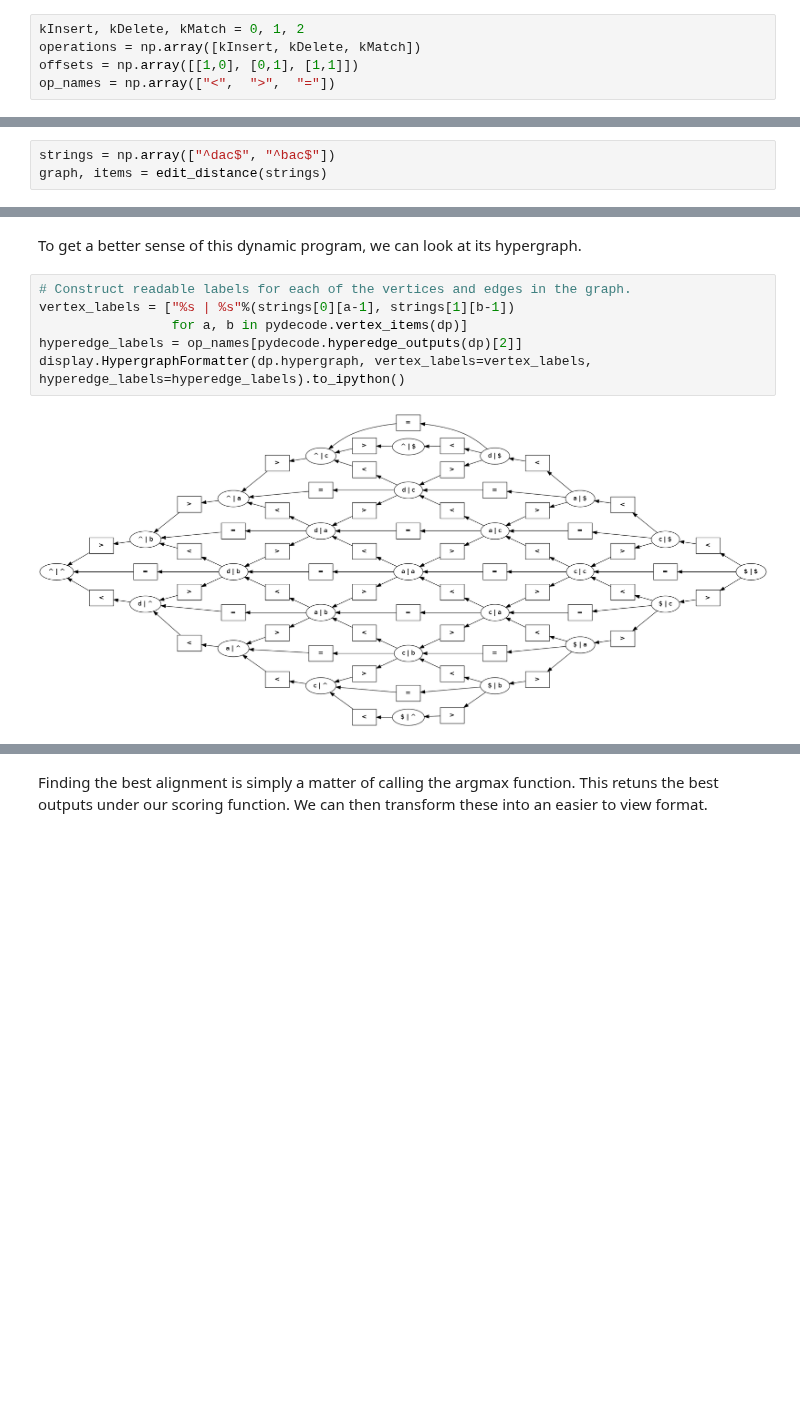
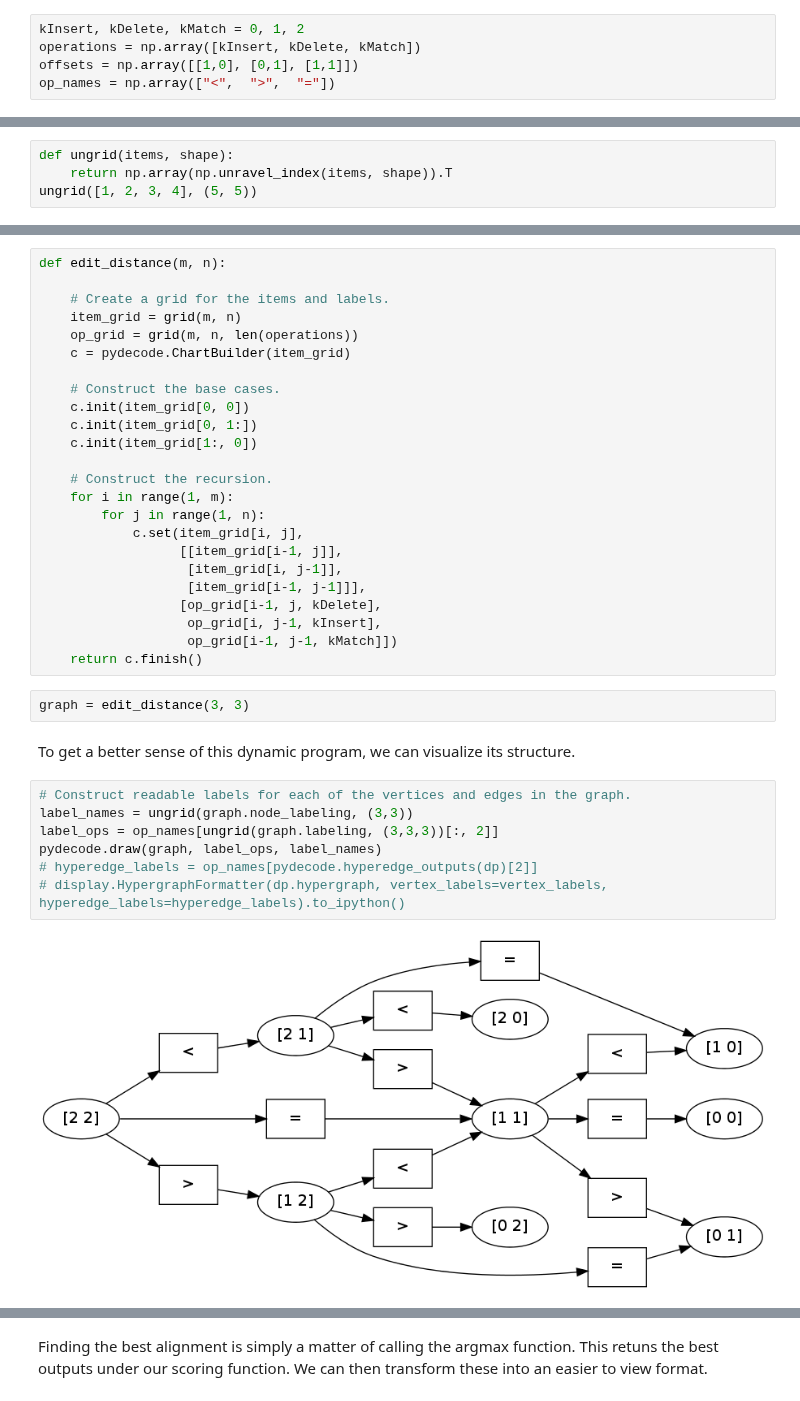
Before and after one commit to srush/PyDecode, a Jupyter notebook: notebooks/EditDistance.ipynb, the cells around one changed output, grey strips where cells are left out. Saved outputs shown, nothing was run; the diff lists cells and outputs as text; blank space fills up the shorter version.

```diff
--- a/notebooks/EditDistance.ipynb
+++ b/notebooks/EditDistance.ipynb
@@ -58,3 +35,0 @@ def edit_distance(strings):
-# %%
-strings = np.array(["^dac$", "^bac$"])
-graph, items = edit_distance(strings)
@@ -87,0 +52,4 @@ The key part of the function is the call to ``set``.
+# %%
+def ungrid(items, shape):
+    return np.array(np.unravel_index(items, shape)).T
+ungrid([1, 2, 3, 4], (5, 5))
@@ -88,10 +71,37 @@ The key part of the function is the call to ``set``.
+# %%
+def edit_distance(m, n):
+
+    # Create a grid for the items and labels.
+    item_grid = grid(m, n)
+    op_grid = grid(m, n, len(operations))
+    c = pydecode.ChartBuilder(item_grid)
+
+    # Construct the base cases.
+    c.init(item_grid[0, 0])
+    c.init(item_grid[0, 1:])
+    c.init(item_grid[1:, 0])
+
+    # Construct the recursion.
+    for i in range(1, m):
+        for j in range(1, n):
+            c.set(item_grid[i, j],
+                  [[item_grid[i-1, j]],
+                   [item_grid[i, j-1]],
+                   [item_grid[i-1, j-1]]],
+                  [op_grid[i-1, j, kDelete],
+                   op_grid[i, j-1, kInsert],
+                   op_grid[i-1, j-1, kMatch]])
+    return c.finish()
+# %%
+graph = edit_distance(3, 3)
 # %% [markdown]
-To get a better sense of this dynamic program, we can look at its hypergraph.
+To get a better sense of this dynamic program, we can visualize its structure.
 # %%
 # Construct readable labels for each of the vertices and edges in the graph.
-vertex_labels = ["%s | %s"%(strings[0][a-1], strings[1][b-1])
-                 for a, b in pydecode.vertex_items(dp)]
-hyperedge_labels = op_names[pydecode.hyperedge_outputs(dp)[2]]
-display.HypergraphFormatter(dp.hypergraph, vertex_labels=vertex_labels, hyperedge_labels=hyperedge_labels).to_ipython()
+label_names = ungrid(graph.node_labeling, (3,3))
+label_ops = op_names[ungrid(graph.labeling, (3,3,3))[:, 2]]
+pydecode.draw(graph, label_ops, label_names)
+# hyperedge_labels = op_names[pydecode.hyperedge_outputs(dp)[2]]
+# display.HypergraphFormatter(dp.hypergraph, vertex_labels=vertex_labels, hyperedge_labels=hyperedge_labels).to_ipython()
 # %% [output]
-[figure, old version]
+[figure, new version]
```
Also changed, not shown: parts of 27 cells of this notebook, 19 other files.
